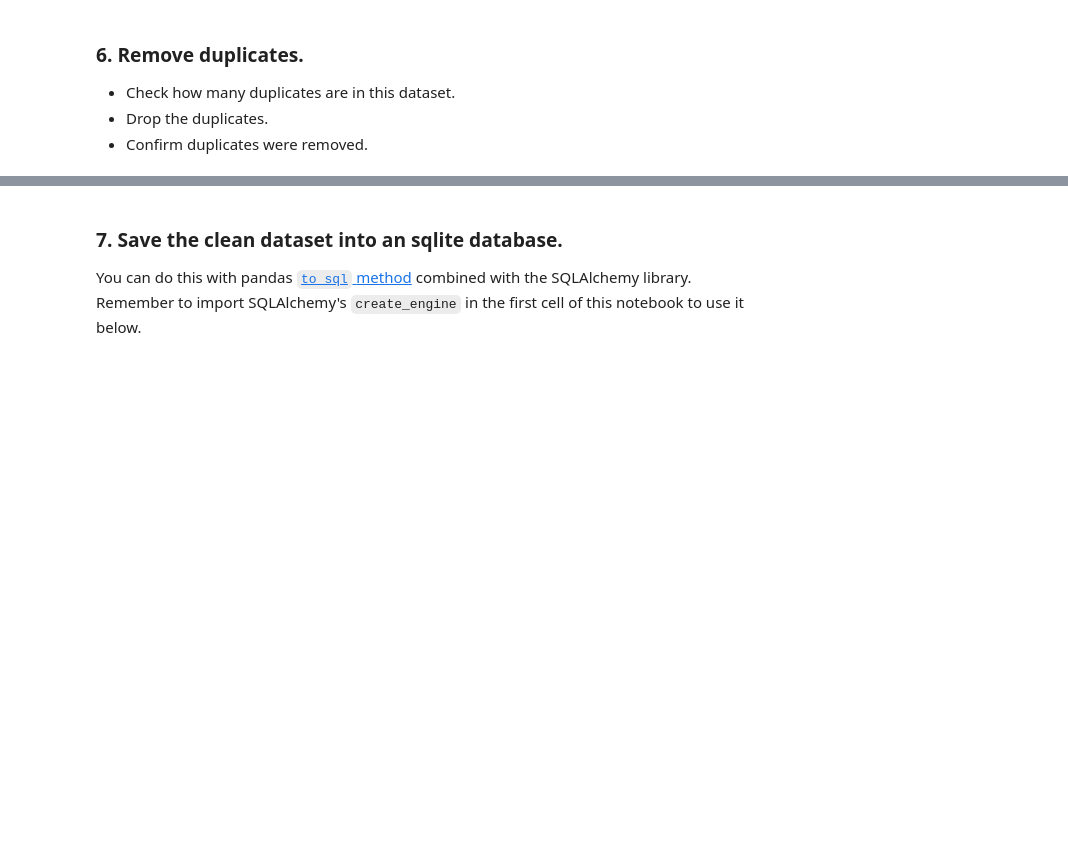
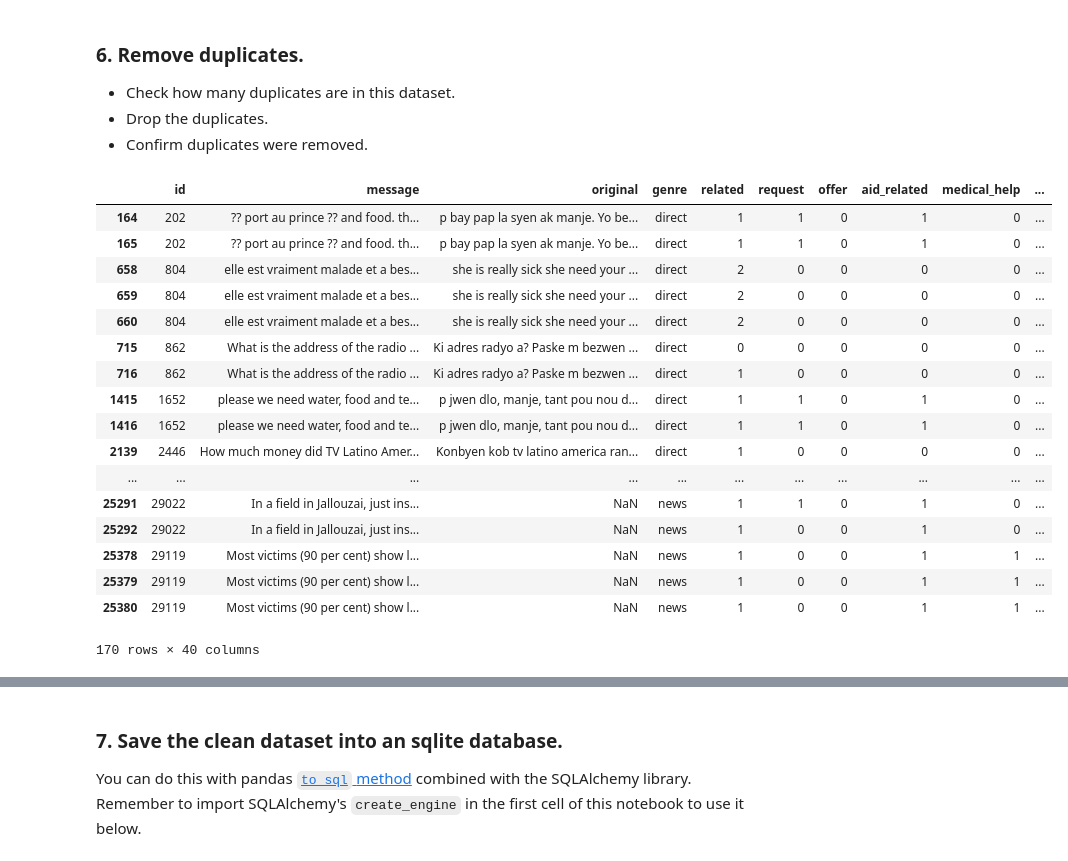
Before and after one commit to gj0706/disaster_response_pipeline, a Jupyter notebook: data_preprocess/ETL Pipeline Preparation.ipynb, the cells around one changed output, grey strips where cells are left out. Drawn from its saved outputs; the diff is of its cells as text; code cells hidden in the pictures; blank space fills up the shorter version.

Commit message:
feat: drop duplicate

```diff
--- a/data_preprocess/ETL Pipeline Preparation.ipynb
+++ b/data_preprocess/ETL Pipeline Preparation.ipynb
@@ -170,6 +170,7 @@ categories.head()
 - Concatenate df and categories data frames.
 # %%
 # drop the original categories column from `df`
-df.drop('categories', axis=1, inplace=True)
+# df.drop('categories', axis=1, inplace=True)
 df.head()
+df.shape
 # %% [output]
@@ -191,5 +198,25 @@ InvalidIndexError: Reindexing only valid with uniquely valued Index objects
 - Confirm duplicates were removed.
 # %%
 # check number of duplicates
+df[df.duplicated()]
+# %% [output]
+|  | id | message | original | genre | related | request | offer | aid_related | medical_help | ... |
+| 164 | 202 | ?? port au prince ?? and food. th... | p bay pap la syen ak manje. Yo be... | direct | 1 | 1 | 0 | 1 | 0 | ... |
+| 165 | 202 | ?? port au prince ?? and food. th... | p bay pap la syen ak manje. Yo be... | direct | 1 | 1 | 0 | 1 | 0 | ... |
+| 658 | 804 | elle est vraiment malade et a bes... | she is really sick she need your ... | direct | 2 | 0 | 0 | 0 | 0 | ... |
+| 659 | 804 | elle est vraiment malade et a bes... | she is really sick she need your ... | direct | 2 | 0 | 0 | 0 | 0 | ... |
+| 660 | 804 | elle est vraiment malade et a bes... | she is really sick she need your ... | direct | 2 | 0 | 0 | 0 | 0 | ... |
+| 715 | 862 | What is the address of the radio ... | Ki adres radyo a? Paske m bezwen ... | direct | 0 | 0 | 0 | 0 | 0 | ... |
+| 716 | 862 | What is the address of the radio ... | Ki adres radyo a? Paske m bezwen ... | direct | 1 | 0 | 0 | 0 | 0 | ... |
+| 1415 | 1652 | please we need water, food and te... | p jwen dlo, manje, tant pou nou d... | direct | 1 | 1 | 0 | 1 | 0 | ... |
+| 1416 | 1652 | please we need water, food and te... | p jwen dlo, manje, tant pou nou d... | direct | 1 | 1 | 0 | 1 | 0 | ... |
+| 2139 | 2446 | How much money did TV Latino Amer... | Konbyen kob tv latino america ran... | direct | 1 | 0 | 0 | 0 | 0 | ... |
+| ... | ... | ... | ... | ... | ... | ... | ... | ... | ... | ... |
+| 25291 | 29022 | In a field in Jallouzai, just ins... | NaN | news | 1 | 1 | 0 | 1 | 0 | ... |
+| 25292 | 29022 | In a field in Jallouzai, just ins... | NaN | news | 1 | 0 | 0 | 1 | 0 | ... |
+| 25378 | 29119 | Most victims (90 per cent) show l... | NaN | news | 1 | 0 | 0 | 1 | 1 | ... |
+| 25379 | 29119 | Most victims (90 per cent) show l... | NaN | news | 1 | 0 | 0 | 1 | 1 | ... |
+| 25380 | 29119 | Most victims (90 per cent) show l... | NaN | news | 1 | 0 | 0 | 1 | 1 | ... |
+170 rows × 40 columns
 # %%
 # drop duplicates
```
Also changed, not shown: parts of 4 cells of this notebook.
